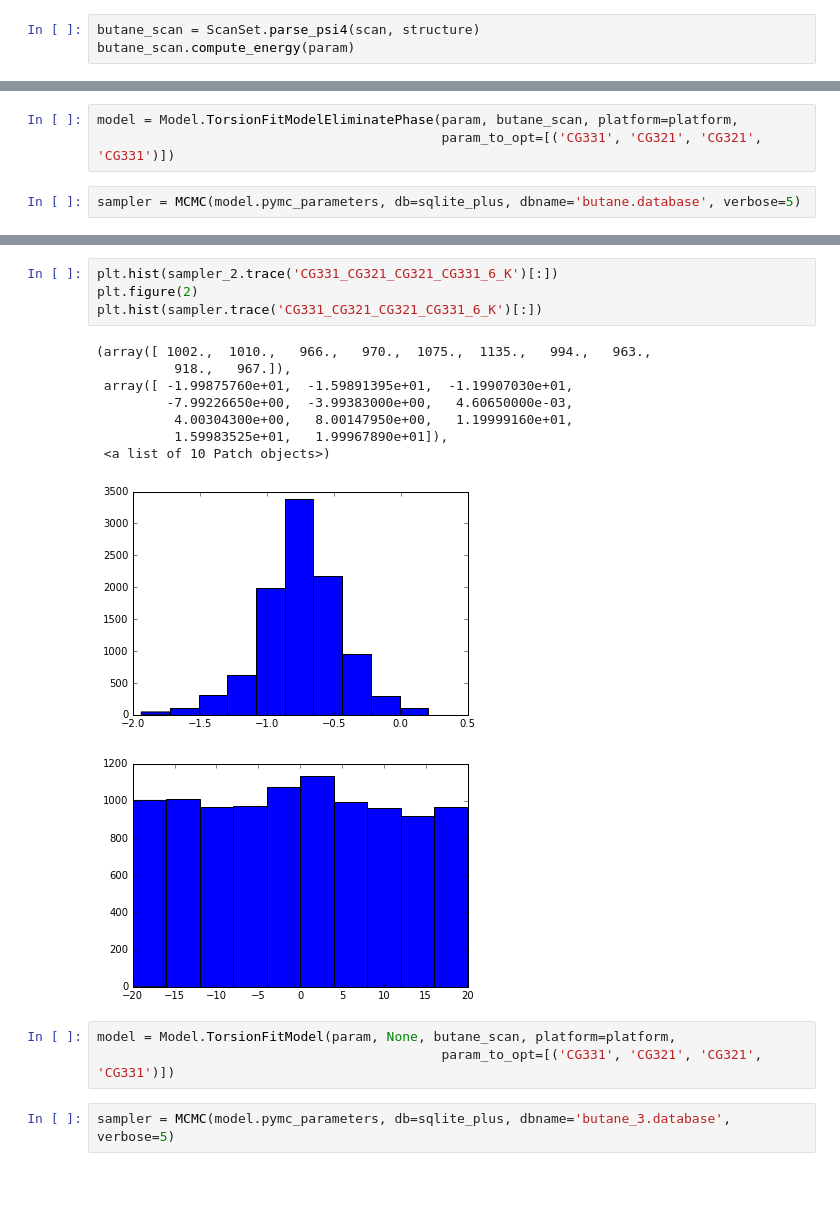
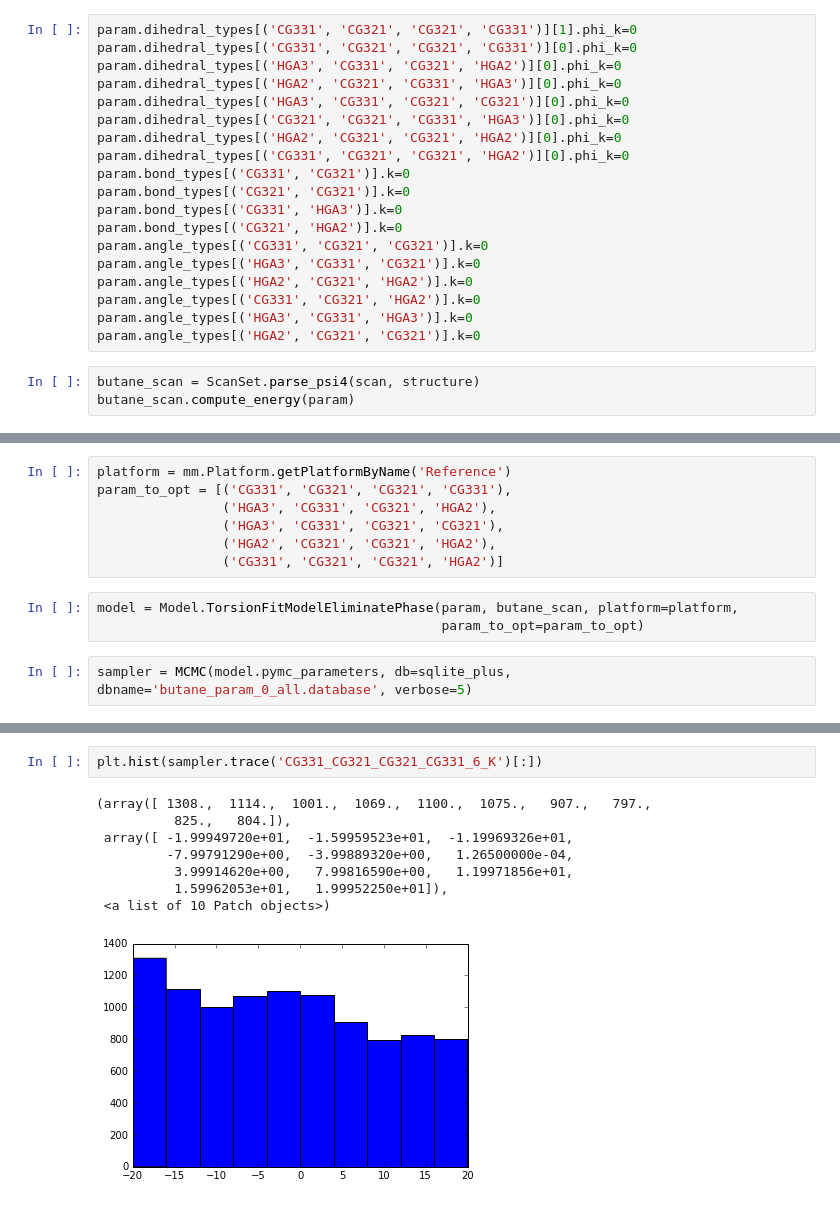
Before and after one commit to choderalab/torsionfit, a Jupyter notebook: examples/torsion_scans/QM_butane.ipynb, the cells around one changed output, grey strips where cells are left out. Drawn from its saved outputs; the diff is of its cells as text.

Commit message:
parameters 0 fitting all

```diff
--- a/examples/torsion_scans/QM_butane.ipynb
+++ b/examples/torsion_scans/QM_butane.ipynb
@@ -13,5 +13,24 @@ param = CharmmParameterSet('../data/charmm_ff/top_all36_cgenff.rtf', '../data/ch
 structure = 'butane.psf'
 scan = 'butane_scan_b3lyp_4.log'
+# %%
+param.dihedral_types[('CG331', 'CG321', 'CG321', 'CG331')][1].phi_k=0
+param.dihedral_types[('CG331', 'CG321', 'CG321', 'CG331')][0].phi_k=0
+param.dihedral_types[('HGA3', 'CG331', 'CG321', 'HGA2')][0].phi_k=0
+param.dihedral_types[('HGA2', 'CG321', 'CG331', 'HGA3')][0].phi_k=0
+param.dihedral_types[('HGA3', 'CG331', 'CG321', 'CG321')][0].phi_k=0
+param.dihedral_types[('CG321', 'CG321', 'CG331', 'HGA3')][0].phi_k=0
+param.dihedral_types[('HGA2', 'CG321', 'CG321', 'HGA2')][0].phi_k=0
+param.dihedral_types[('CG331', 'CG321', 'CG321', 'HGA2')][0].phi_k=0
+param.bond_types[('CG331', 'CG321')].k=0
+param.bond_types[('CG321', 'CG321')].k=0
+param.bond_types[('CG331', 'HGA3')].k=0
+param.bond_types[('CG321', 'HGA2')].k=0
+param.angle_types[('CG331', 'CG321', 'CG321')].k=0
+param.angle_types[('HGA3', 'CG331', 'CG321')].k=0
+param.angle_types[('HGA2', 'CG321', 'HGA2')].k=0
+param.angle_types[('CG331', 'CG321', 'HGA2')].k=0
+param.angle_types[('HGA3', 'CG331', 'HGA3')].k=0
+param.angle_types[('HGA2', 'CG321', 'CG321')].k=0
 # %%
 butane_scan = ScanSet.parse_psi4(scan, structure)
 butane_scan.compute_energy(param)
@@ -26,8 +43,15 @@ platform = mm.Platform.getPlatformByName('Reference')
+# %%
+platform = mm.Platform.getPlatformByName('Reference')
+param_to_opt = [('CG331', 'CG321', 'CG321', 'CG331'),
+                ('HGA3', 'CG331', 'CG321', 'HGA2'),
+                ('HGA3', 'CG331', 'CG321', 'CG321'),
+                ('HGA2', 'CG321', 'CG321', 'HGA2'),
+                ('CG331', 'CG321', 'CG321', 'HGA2')]
 # %%
 model = Model.TorsionFitModelEliminatePhase(param, butane_scan, platform=platform,
-                                            param_to_opt=[('CG331', 'CG321', 'CG321', 'CG331')])
+                                            param_to_opt=param_to_opt)
 # %%
-sampler = MCMC(model.pymc_parameters, db=sqlite_plus, dbname='butane.database', verbose=5)
+sampler = MCMC(model.pymc_parameters, db=sqlite_plus, dbname='butane_param_0_all.database', verbose=5)
 # %%
 sampler.sample(10000)
 # %% [output]
@@ -153,19 +134,11 @@ plt.hist(sampler.trace('CG331_CG321_CG321_CG331_4_K')[:])
 # %%
-plt.hist(sampler_2.trace('CG331_CG321_CG321_CG331_6_K')[:])
-plt.figure(2)
 plt.hist(sampler.trace('CG331_CG321_CG321_CG331_6_K')[:])
 # %% [output]
-(array([ 1002.,  1010.,   966.,   970.,  1075.,  1135.,   994.,   963.,
-          918.,   967.]),
- array([ -1.99875760e+01,  -1.59891395e+01,  -1.19907030e+01,
-         -7.99226650e+00,  -3.99383000e+00,   4.60650000e-03,
-          4.00304300e+00,   8.00147950e+00,   1.19999160e+01,
-          1.59983525e+01,   1.99967890e+01]),
+(array([ 1308.,  1114.,  1001.,  1069.,  1100.,  1075.,   907.,   797.,
+          825.,   804.]),
+ array([ -1.99949720e+01,  -1.59959523e+01,  -1.19969326e+01,
+         -7.99791290e+00,  -3.99889320e+00,   1.26500000e-04,
+          3.99914620e+00,   7.99816590e+00,   1.19971856e+01,
+          1.59962053e+01,   1.99952250e+01]),
  <a list of 10 Patch objects>)
-[figure, old version]
+[figure, new version]
-[figure, removed]
-# %%
-model = Model.TorsionFitModel(param, None, butane_scan, platform=platform,
-                                            param_to_opt=[('CG331', 'CG321', 'CG321', 'CG331')])
-# %%
-sampler = MCMC(model.pymc_parameters, db=sqlite_plus, dbname='butane_3.database', verbose=5)
```
Also changed, not shown: parts of 23 cells of this notebook, 1 other file.
